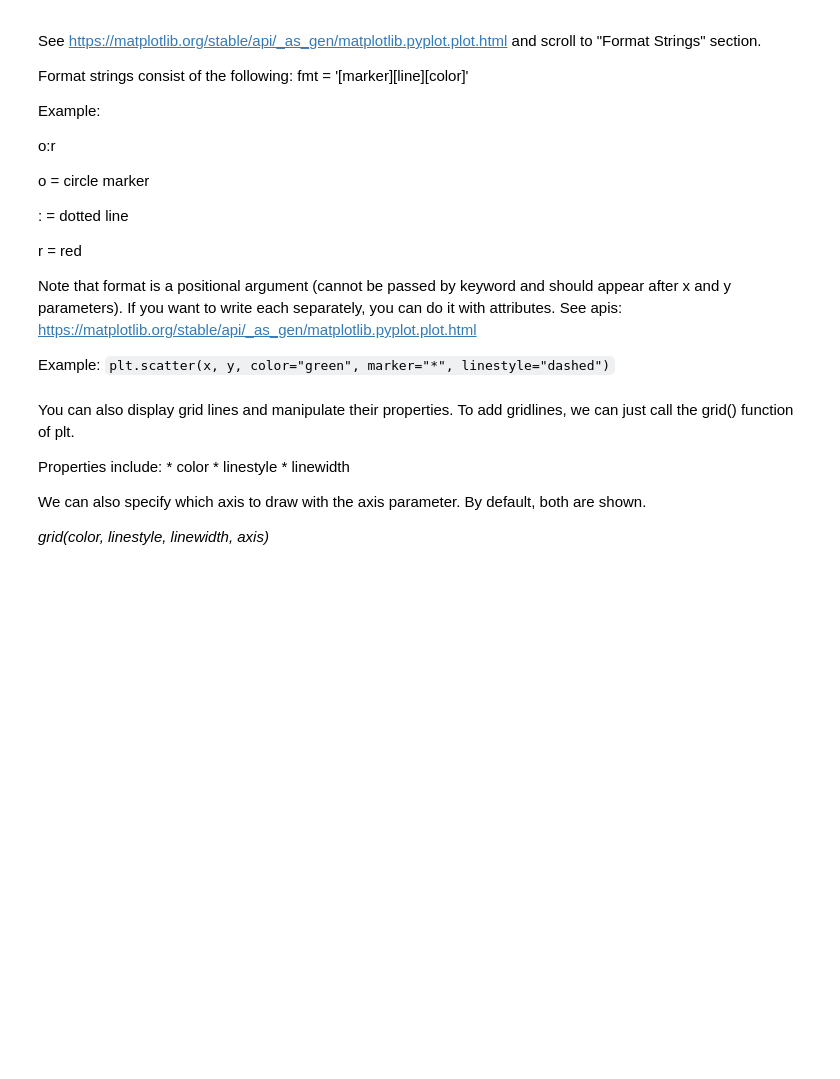
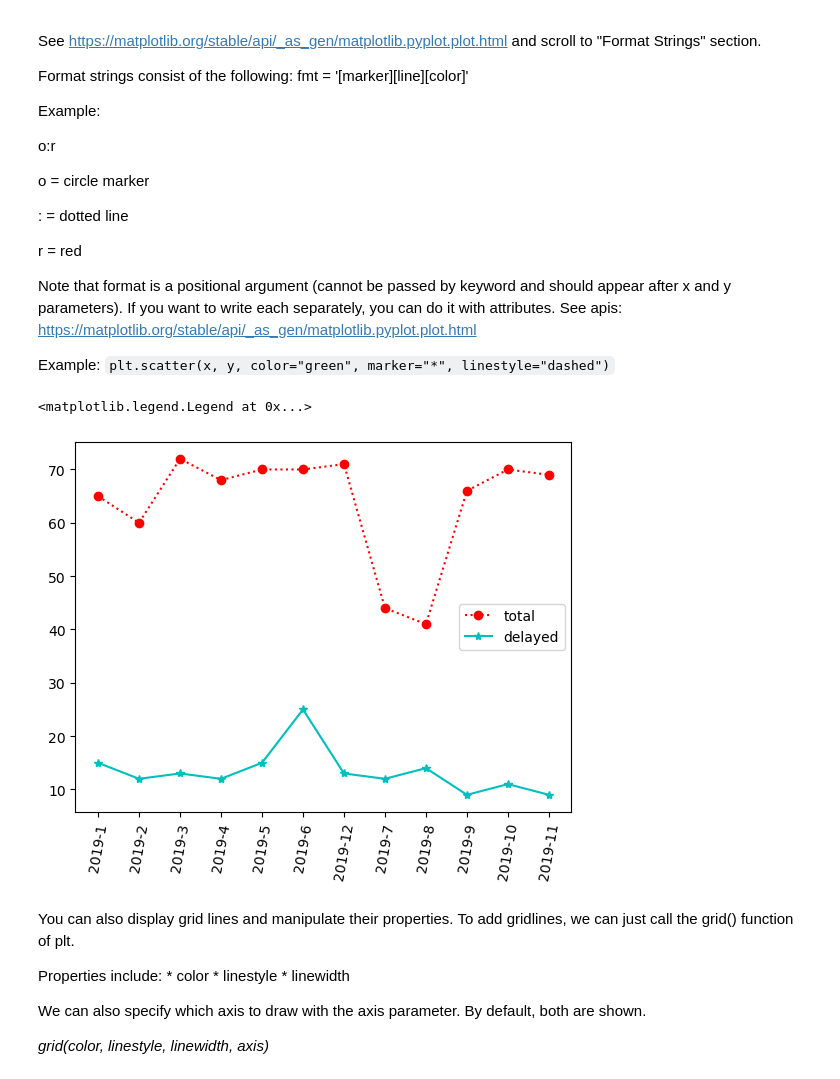
Before and after one commit to amcnett/data-sci, a Jupyter notebook: Matplotlib & Basic Stats.ipynb, the cells around one changed output. Saved outputs shown, nothing was run; the diff lists cells and outputs as text; code cells hidden in the pictures; blank space fills up the shorter version.

Commit message:
Update Matplotlib & Basic Stats.ipynb
After Thursday's class

```diff
--- a/Matplotlib & Basic Stats.ipynb
+++ b/Matplotlib & Basic Stats.ipynb
@@ -82,10 +161,13 @@ Note that format is a positional argument (cannot be passed by keyword and shoul
 
 Example: <code>plt.scatter(x, y, color="green", marker="*", linestyle="dashed")</code>
 # %%
-plt.plot(df_mq_sav_tot["date"], df_mq_sav_tot["arr_flights"], "o:r", label="total")
-plt.plot(df_mq_sav_tot["date"], df_mq_sav_tot["arr_del15"], "c-*", label="delayed")
+plt.plot(df["date"], df["arr_flights"], "o:r", label="total")
+plt.plot(df["date"], df["arr_del15"], "c-*", label="delayed")
 plt.xticks(rotation=80)
 plt.legend()
+# %% [output]
+<matplotlib.legend.Legend at 0x...>
+[figure, added]
 # %% [markdown]
 You can also display grid lines and manipulate their properties. To add gridlines, we can just call the grid() function of plt.
 
```
Also changed, not shown: parts of 17 cells of this notebook.
